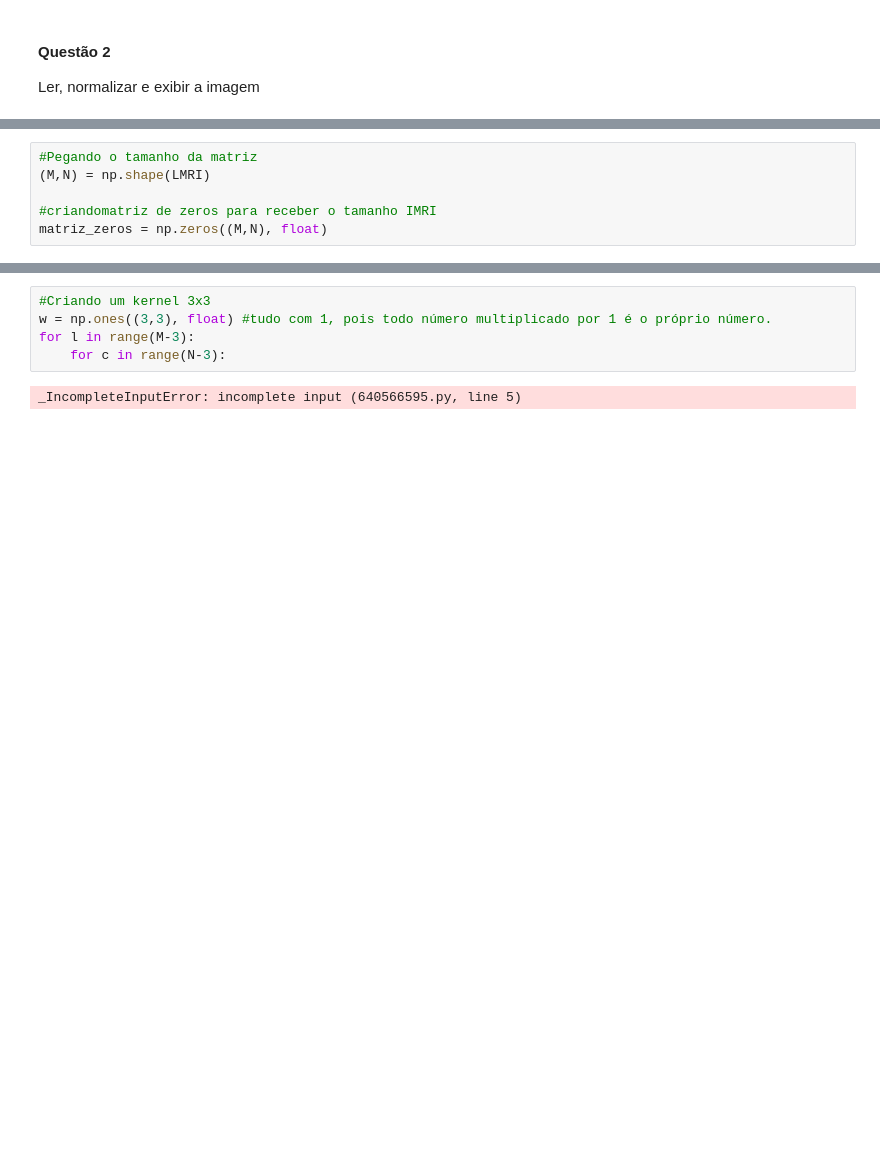
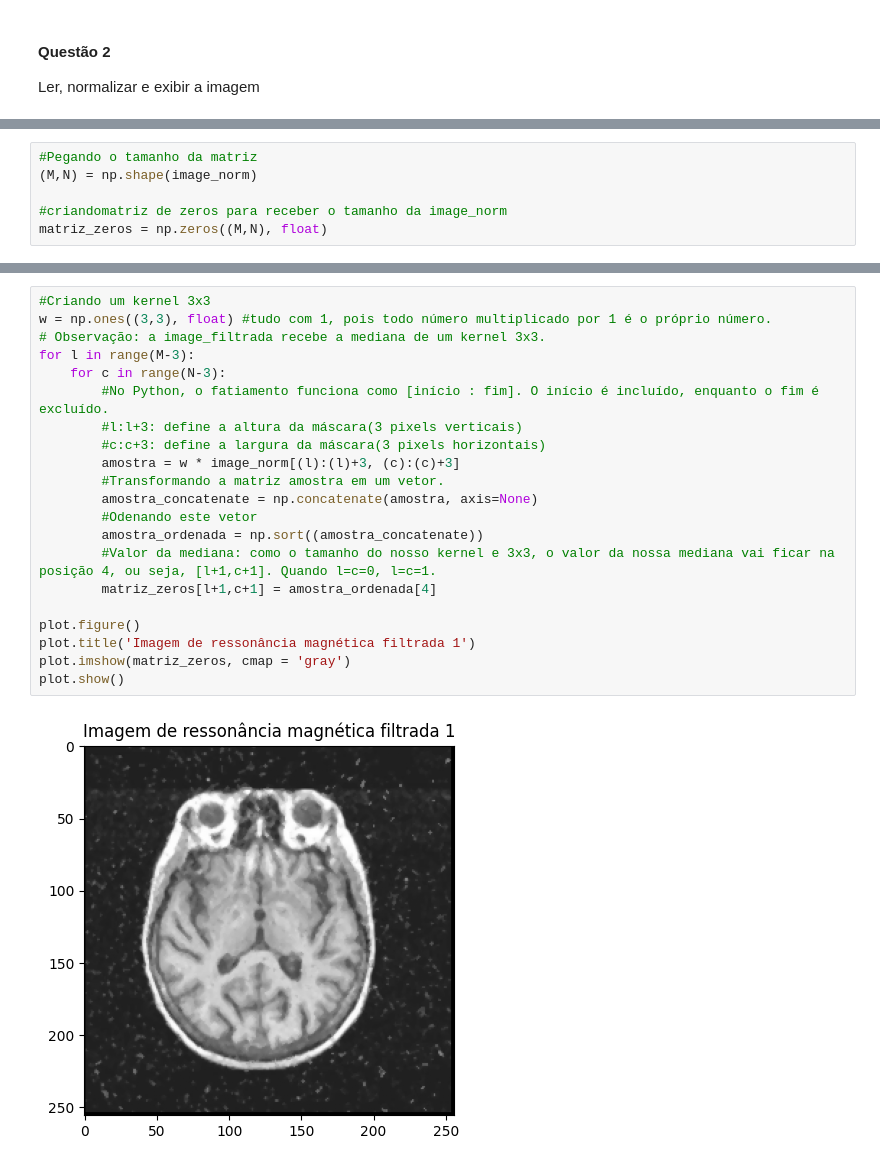
Before and after one commit to sarahbasaglia/imagens_biomedicas, a Jupyter notebook: aula4_mascaras_filtragem/aula4.ipynb, the cells around one changed output, grey strips where cells are left out. Saved outputs shown, nothing was run; the diff lists cells and outputs as text; blank space fills up the shorter version.

```diff
--- a/aula4_mascaras_filtragem/aula4.ipynb
+++ b/aula4_mascaras_filtragem/aula4.ipynb
@@ -37,7 +38,7 @@ plot.show()
 # %%
 #Pegando o tamanho da matriz
-(M,N) = np.shape(LMRI)
+(M,N) = np.shape(image_norm)
 
-#criandomatriz de zeros para receber o tamanho IMRI
+#criandomatriz de zeros para receber o tamanho da image_norm
 matriz_zeros = np.zeros((M,N), float)
 # %% [markdown]
@@ -47,7 +49,23 @@ IMRIfiltrada. obs.: usar as funções “np.concatenate” e “np.sort” podem
 # %%
 #Criando um kernel 3x3
 w = np.ones((3,3), float) #tudo com 1, pois todo número multiplicado por 1 é o próprio número.
+# Observação: a image_filtrada recebe a mediana de um kernel 3x3.
 for l in range(M-3):
     for c in range(N-3):
+        #No Python, o fatiamento funciona como [início : fim]. O início é incluído, enquanto o fim é excluído.
+        #l:l+3: define a altura da máscara(3 pixels verticais)
+        #c:c+3: define a largura da máscara(3 pixels horizontais)
+        amostra = w * image_norm[(l):(l)+3, (c):(c)+3]
+        #Transformando a matriz amostra em um vetor.
+        amostra_concatenate = np.concatenate(amostra, axis=None)
+        #Odenando este vetor
+        amostra_ordenada = np.sort((amostra_concatenate))
+        #Valor da mediana: como o tamanho do nosso kernel e 3x3, o valor da nossa mediana vai ficar na posição 4, ou seja, [l+1,c+1]. Quando l=c=0, l=c=1.
+        matriz_zeros[l+1,c+1] = amostra_ordenada[4]
+
+plot.figure()
+plot.title('Imagem de ressonância magnética filtrada 1')
+plot.imshow(matriz_zeros, cmap = 'gray')
+plot.show()
 # %% [output]
-_IncompleteInputError: incomplete input (640566595.py, line 5)
+[figure, added]
```
Also changed, not shown: parts of 20 cells of this notebook, 2 other files.
